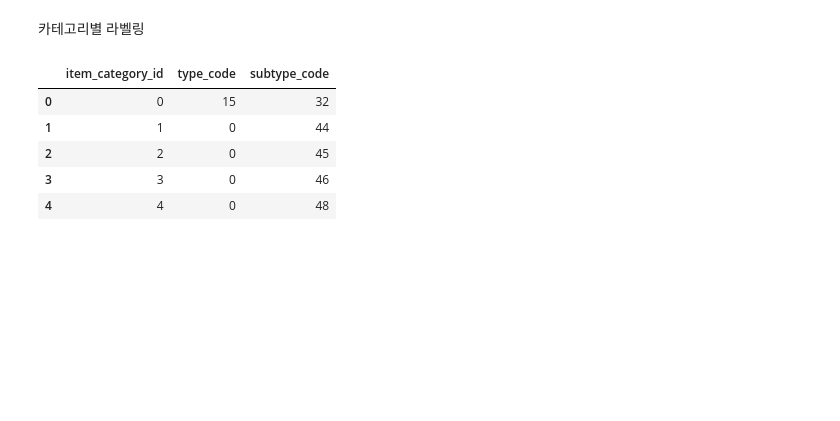
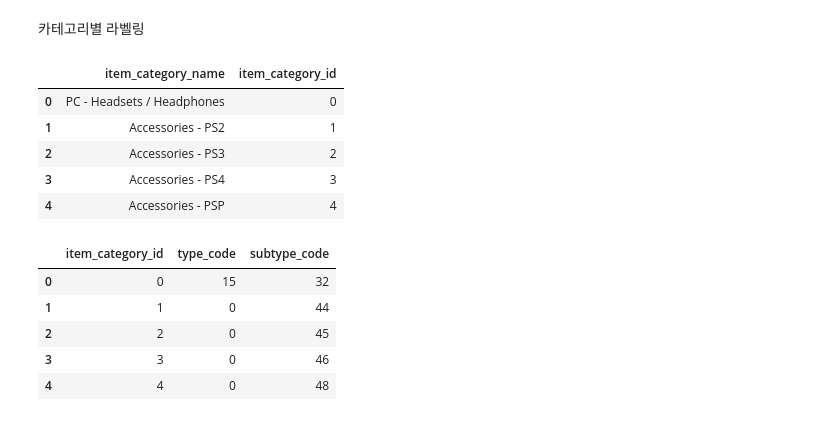
Before and after one commit to eukeun/predict-future-sales, a Jupyter notebook: predict_future_sales.ipynb, the cells around one changed output. Saved outputs shown, nothing was run; the diff lists cells and outputs as text; code cells hidden in the pictures; blank space fills up the shorter version.

```diff
--- a/predict_future_sales.ipynb
+++ b/predict_future_sales.ipynb
@@ -225,6 +235,15 @@ shops.head()
 | 4 | 4 | 23 | 4 |
 # %% [markdown]
 카테고리별 라벨링
+# %%
+cats.head()
+# %% [output]
+|  | item_category_name | item_category_id |
+| 0 | PC - Headsets / Headphones | 0 |
+| 1 | Accessories - PS2 | 1 |
+| 2 | Accessories - PS3 | 2 |
+| 3 | Accessories - PS4 | 3 |
+| 4 | Accessories - PSP | 4 |
 # %%
 cats['split'] = cats['item_category_name'].str.split('-')
 cats['type'] = cats['split'].map(lambda x: x[0].strip())
```
Also changed, not shown: parts of 7 cells of this notebook.
